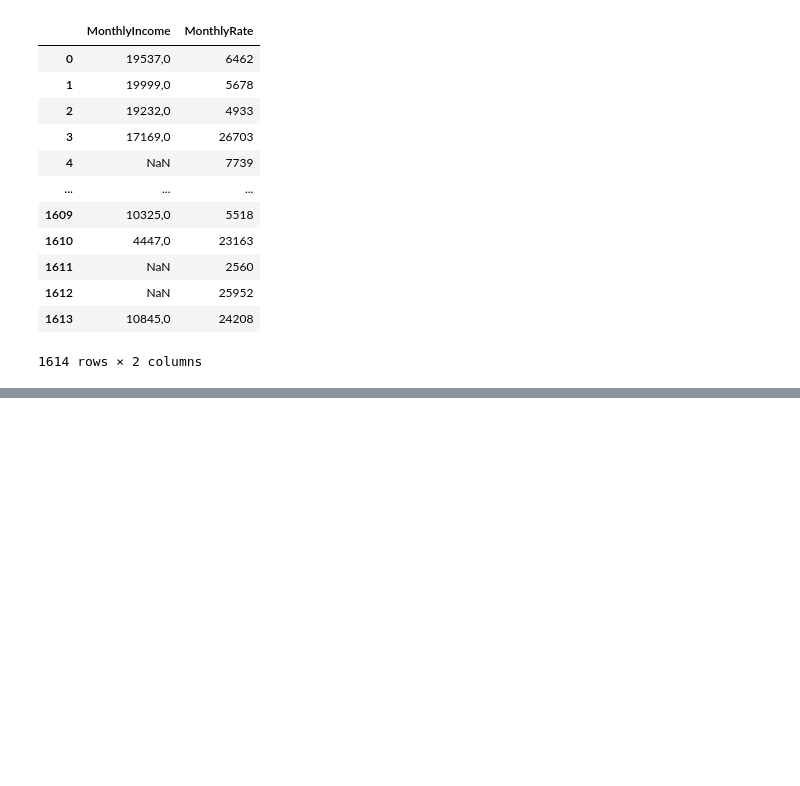
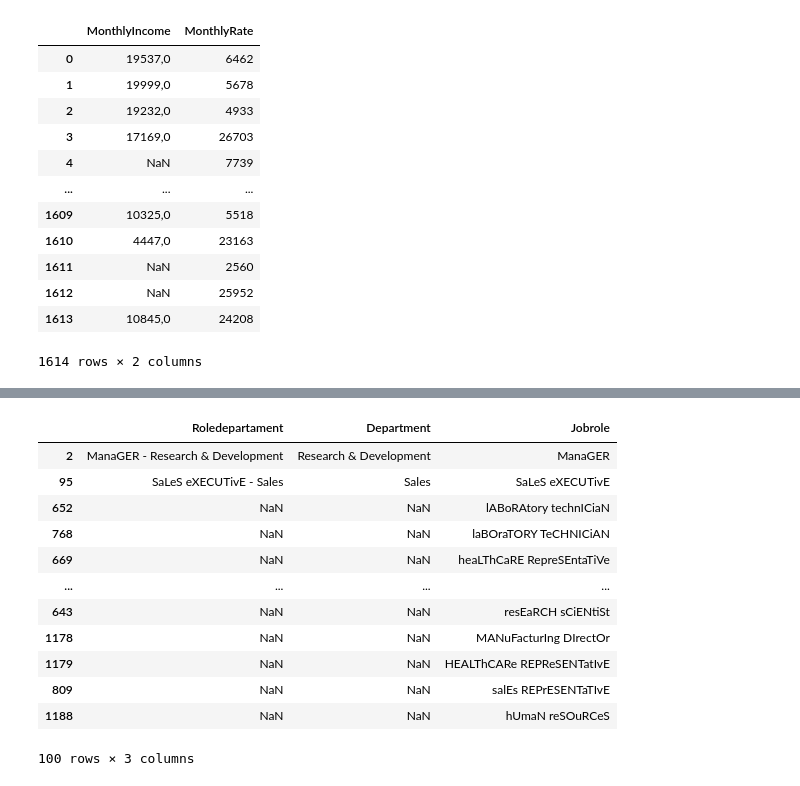
Before and after one commit to TaniaGraff/project-da-promo-angela-modulo-3-team-3, a Jupyter notebook: EDA_Tania.ipynb, the cells around one changed output, grey strips where cells are left out. Cells and saved outputs as stored; diff of their text form; code cells hidden in the pictures; blank space fills up the shorter version.

```diff
--- a/EDA_Tania.ipynb
+++ b/EDA_Tania.ipynb
@@ -308,0 +347,16 @@ df_HR[['MonthlyIncome','MonthlyRate']]
+# %%
+df_HR[['Roledepartament', 'Department', 'Jobrole']].sample(100)
+# %% [output]
+|  | Roledepartament | Department | Jobrole |
+| 2 | ManaGER - Research & Development | Research & Development | ManaGER |
+| 95 | SaLeS eXECUTivE - Sales | Sales | SaLeS eXECUTivE |
+| 652 | NaN | NaN | lABoRAtory technICiaN |
+| 768 | NaN | NaN | laBOraTORY TeCHNICiAN |
+| 669 | NaN | NaN | heaLThCaRE RepreSEntaTiVe |
+| ... | ... | ... | ... |
+| 643 | NaN | NaN | resEaRCH sCiENtiSt |
+| 1178 | NaN | NaN | MANuFacturIng DIrectOr |
+| 1179 | NaN | NaN | HEALThCARe REPReSENTatIvE |
+| 809 | NaN | NaN | salEs REPrESENTaTIvE |
+| 1188 | NaN | NaN | hUmaN reSOuRCeS |
+100 rows × 3 columns
```
Also changed, not shown: parts of 6 cells of this notebook.
